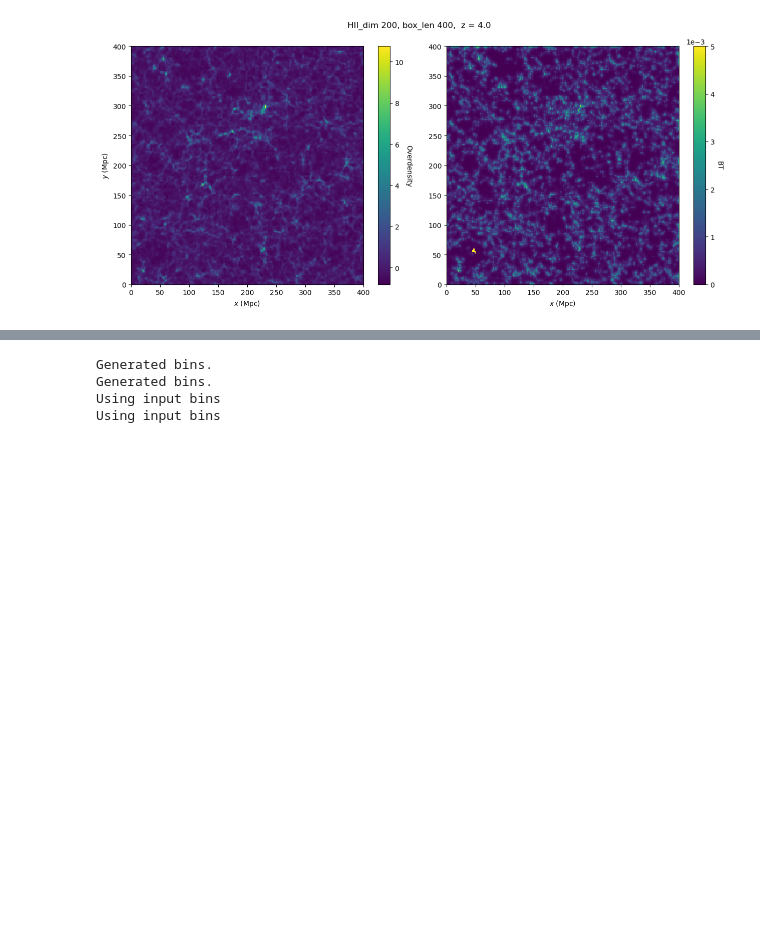
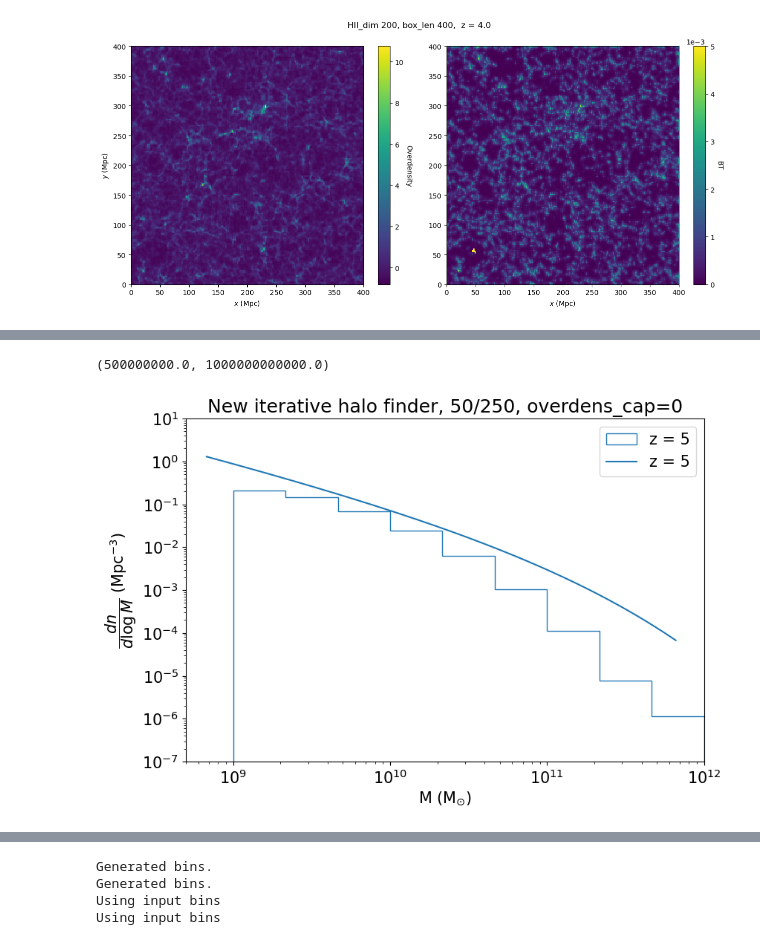
Before and after one commit to raxquax123/postEoR, a Jupyter notebook: examples.ipynb, the cells around one changed output, grey strips where cells are left out. Cells and saved outputs as stored; diff of their text form; code cells hidden in the pictures; blank space fills up the shorter version.

```diff
--- a/examples.ipynb
+++ b/examples.ipynb
@@ -54,3 +54,5 @@ cone.plot_slice(field="BT", vmax=0.005)
 # %% [output]
 <Figure size 1300x600 with 0 Axes>
 [figure]
+# %%
+box = gen.generate_box(z=5, HII_dim=250, box_len=50, overdens_cap=0, use_watershed=False)
@@ -56,0 +77,9 @@ cone.plot_slice(field="BT", vmax=0.005)
+# %%
+import matplotlib.pyplot as plt
+plt.rcParams['figure.figsize'] = [9, 6]
+box.gen_hmf(title="New iterative halo finder, 50/250, overdens_cap=0", set_bins=True)
+plt.ylim(1e-7, 1e1)
+plt.xlim(left=5e8,right=1e12)
+# %% [output]
+(500000000.0, 1000000000000.0)
+[figure, added]
```
Also changed, not shown: parts of 12 cells of this notebook, 5 other files.
